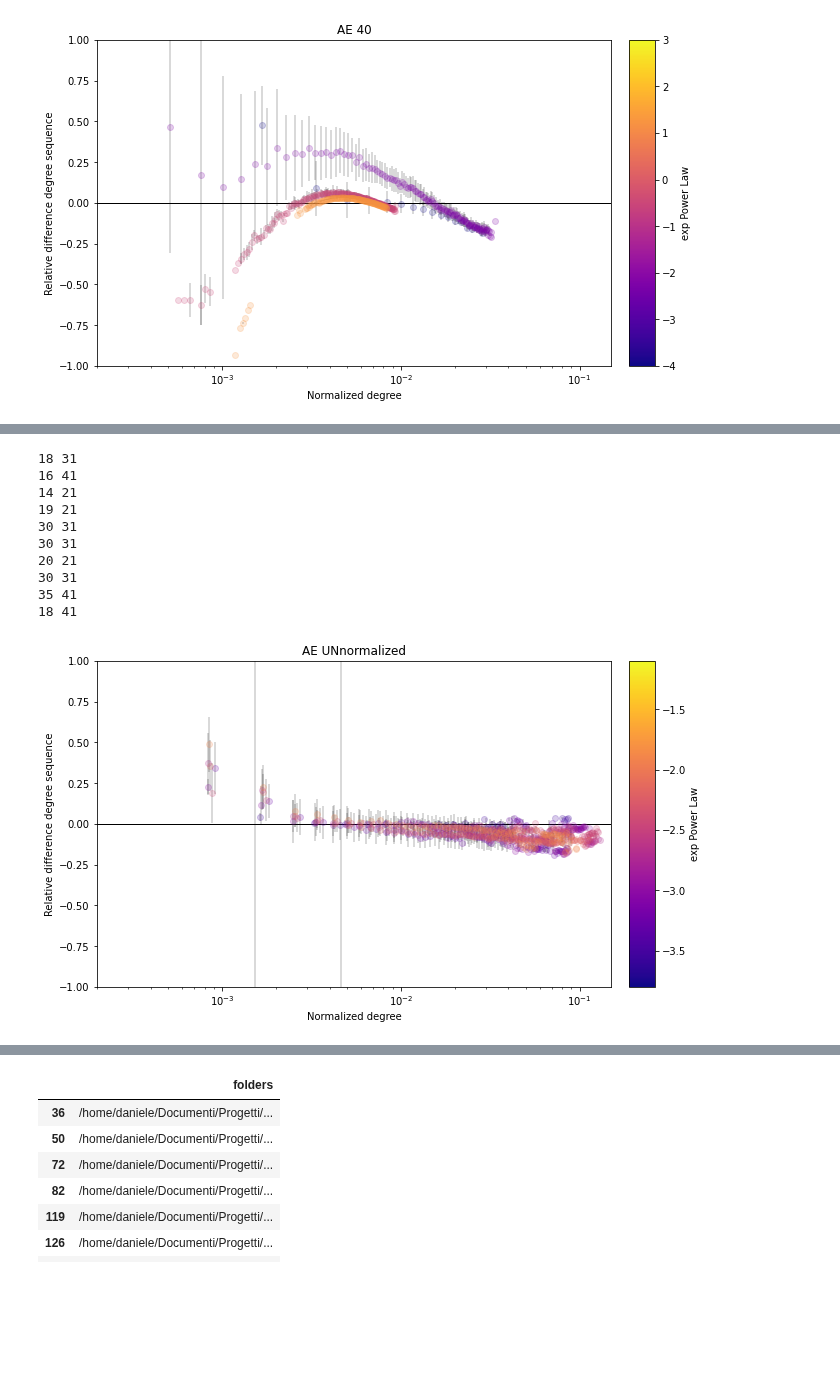
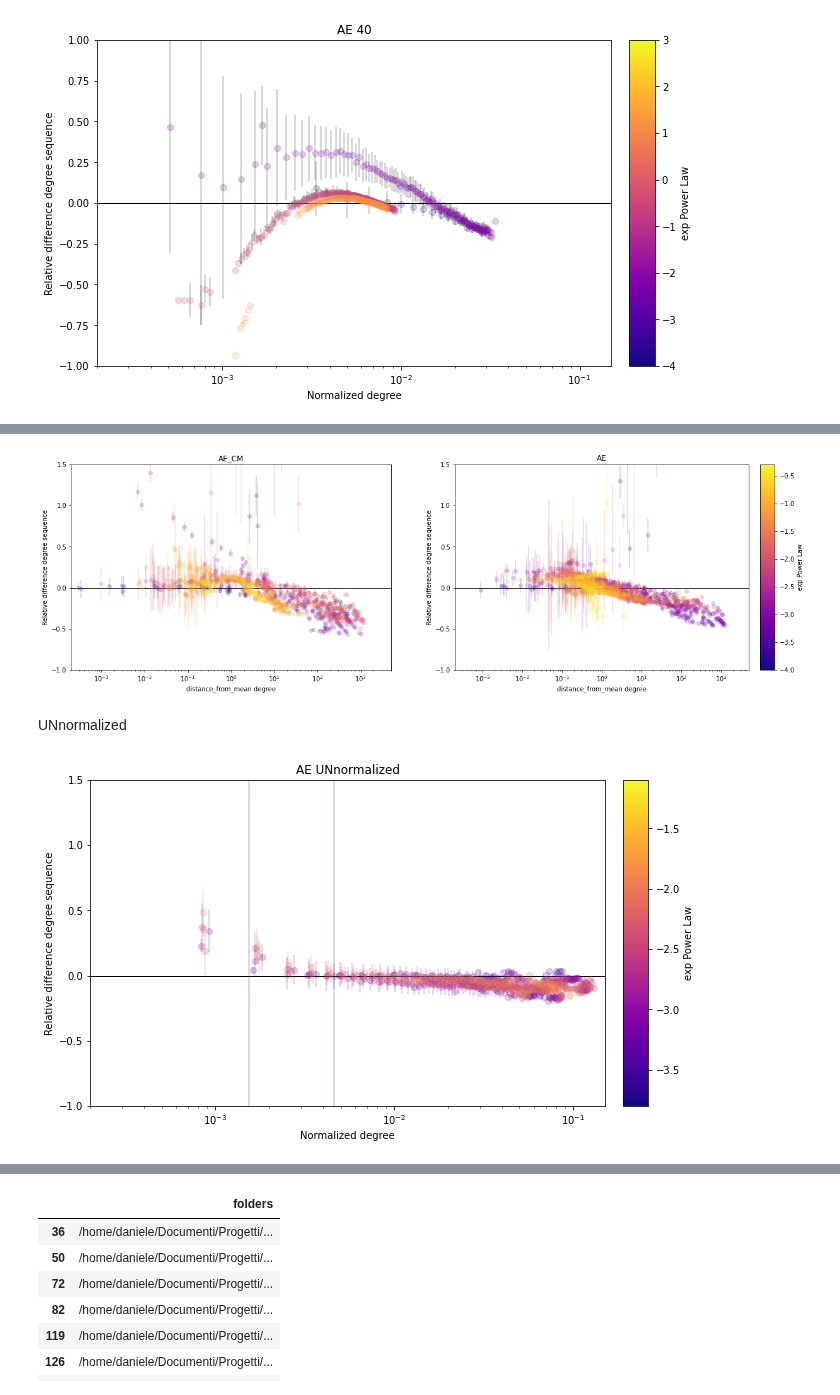
Before and after one commit to dandarm/Embednet, a Jupyter notebook: grid_studies.ipynb, the cells around one changed output, grey strips where cells are left out. Saved outputs shown, nothing was run; the diff lists cells and outputs as text; code cells hidden in the pictures; blank space fills up the shorter version.

```diff
--- a/grid_studies.ipynb
+++ b/grid_studies.ipynb
@@ -89,8 +98,13 @@ def mask_cm_exp(df_out, exp_interval):
 def mask_nodi(df_out, num_nodes):
     return df_out['graph_dataset.Num_nodes'] == num_nodes
 
-def mask_ngrafi(df_out, n):
-    return df_out['graph_dataset.Num_grafi_per_tipo'] == n
+def mask_ngrafi(df_out, n, less=False, more=False):
+    if less:
+        return df_out['graph_dataset.Num_grafi_per_tipo'] <= n
+    elif more:
+        return df_out['graph_dataset.Num_grafi_per_tipo'] >= n
+    else:
+        return df_out['graph_dataset.Num_grafi_per_tipo'] == n
 
 def mask_loss(df_out, ):
     return df_out
@@ -101,6 +115,12 @@ def mask_adj_norm(df_out):
 
 def show_selection(mask):
     return(head_df[mask])
+
+def extract_data_from_mask(mask, feat, **kwargs):  # normalize_x=False, probs=False, distance_from_mean=False):
+    many_training_paths = head_df[mask]
+    many_training_configs = df_out[mask]
+    plot_data = get_plot_data(many_training_paths, many_training_configs, feat=feat, **kwargs) # normalize_x=normalize_x, probs=probs, distance_from_mean=distance_from_mean)
+    return plot_data
 # %%
 # 1. maschere per i pesi iniziali
 m_init_xavier =  mask_init_ws(df_out, 'xavier_normal')
@@ -318,9 +344,3 @@ plot_selections(res, ylim=(-300,7), xlim=(0,400))
 [figure]
 # %% [markdown]
 # Plot dello scarto al variare del p Erdos-Renyi
-# %%
-def extract_data_from_mask(mask, feat, normalize_x=False, probs=False):
-    many_training_paths = head_df[mask]
-    many_training_configs = df_out[mask]
-    plot_data = get_plot_data(many_training_paths, many_training_configs, feat=feat, normalize_x=normalize_x, probs=probs)
-    return plot_data
@@ -493,7 +519,7 @@ plt.show()
 plot_data_pl_ae =   extract_data_from_mask(tot_mask_xavier_CM_AE_adjnorm_300_40 & m_exponent_neg, feat='exp', probs=True)
 plot_data_pl_aecm = extract_data_from_mask(tot_mask_xavier_CM_AECM_adjnorm_300_40 & m_exponent_neg, feat='exp', probs=True)
 fig, ax = plt.subplots(1,2, figsize=(20,6))
-y_lim = (-0.5, 0.5)
+#y_lim = (-0.5, 0.5)
 plot_curves_vs_features(plot_data_pl_aecm, titolo='AE_CM', x_title="Probability",  y_lim=y_lim, logx=True, ax=ax[0], colorbar=False)  ###x_lim=x_lim, y_lim=y_lim,
 plot_curves_vs_features(plot_data_pl_ae, titolo='AE', x_title="Probability", y_lim=y_lim, logx=True, ax=ax[1], titolo_laterale='exp Power Law')   ###x_lim=x_lim, y_lim=y_lim,
 plt.show()
@@ -525,17 +541,22 @@ plt.show()
+# %%
+plot_data_pl_ae =   extract_data_from_mask(tot_mask_xavier_CM_AE_adjnorm_300_40 & m_exponent_neg, feat='exp', dist_prob=True)
+plot_data_pl_aecm = extract_data_from_mask(tot_mask_xavier_CM_AECM_adjnorm_300_40 & m_exponent_neg, feat='exp', dist_prob=True)
+
+fig, ax = plt.subplots(1,2, figsize=(20,6))
+x_lim = (0.0002, 5000)#, (-1.0, 1.0)
+plot_curves_vs_features(plot_data_pl_aecm, titolo='AE_CM', x_title="distance_from_mean degree", x_lim=x_lim, y_lim=y_lim, logx=True, ax=ax[0], colorbar=False)
+#display(show_selection(tot_mask_xavier_CM_AECM_adjnorm_300_40))
+plot_curves_vs_features(plot_data_pl_ae, titolo='AE', x_title="distance_from_mean degree", x_lim=x_lim, y_lim=y_lim, logx=True, ax=ax[1], titolo_laterale='exp Power Law')
+#display(show_selection(tot_mask_xavier_CM_AE_adjnorm_300_40))
+plt.show()
+# %% [output]
+[figure, added]
+# %% [markdown]
+UNnormalized
 # %%
 plot_data_pl_ae_UNnorm = extract_data_from_mask(tot_mask_xavier_CM_AE_adUNjnorm_300, feat='exp', normalize_x=True)
-x_lim, y_lim = (0.0002, 0.15), (-1.0, 1.0)
+#x_lim, y_lim = (0.0002, 0.15), (-1.0, 1.0)
 #plot_curves_vs_features(plot_data_pl_aecm, titolo='AE_CM', x_title="Normalized degree", x_lim=x_lim, y_lim=y_lim, logx=True, ax=ax[0], colorbar=False)
-plot_curves_vs_features(plot_data_pl_ae_UNnorm, titolo='AE UNnormalized', x_title="Normalized degree", x_lim=x_lim, y_lim=y_lim, logx=True, titolo_laterale='exp Power Law')
+plot_curves_vs_features(plot_data_pl_ae_UNnorm, titolo='AE UNnormalized', x_title="Normalized degree", x_lim=(0.0002, 0.15), y_lim=y_lim, logx=True, titolo_laterale='exp Power Law')
 # %% [output]
-18 31
-16 41
-14 21
-19 21
-30 31
-30 31
-20 21
-30 31
-35 41
-18 41
-[figure, old version]
+[figure, new version]
```
Also changed, not shown: parts of 31 cells of this notebook, 9 other files.
